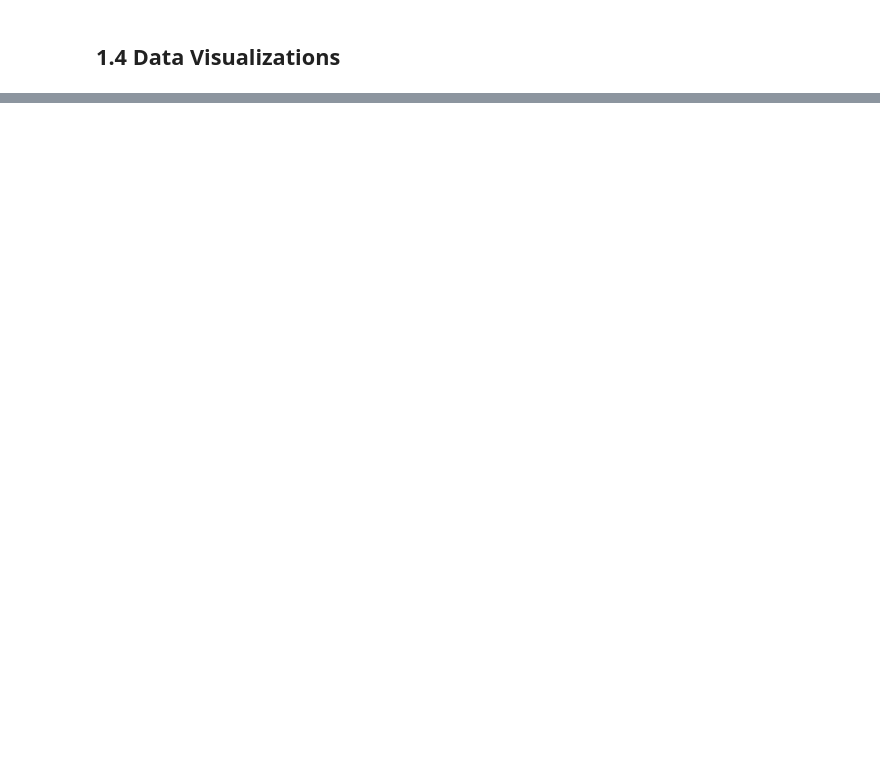
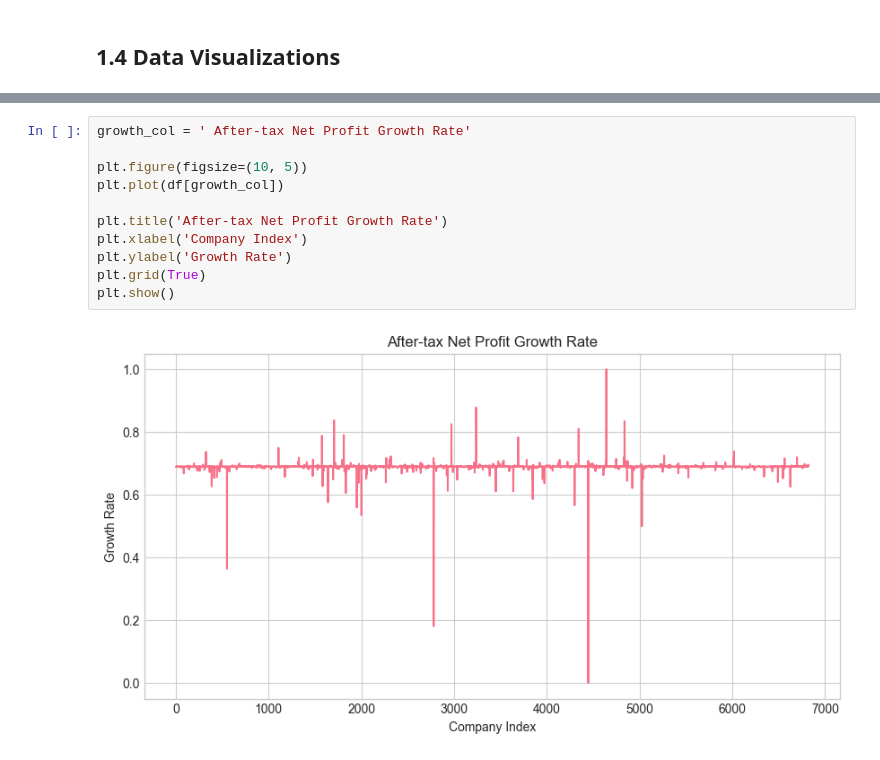
Before and after one commit to RobertBanda/bankruptcy-predictive-analytics, a Jupyter notebook: Taiwan_Bankruptcy_COMPLETE.ipynb, the cells around one changed output, grey strips where cells are left out. Saved outputs shown, nothing was run; the diff lists cells and outputs as text; blank space fills up the shorter version.

```diff
--- a/Taiwan_Bankruptcy_COMPLETE.ipynb
+++ b/Taiwan_Bankruptcy_COMPLETE.ipynb
@@ -909,0 +558,13 @@ print("\n✓ This plan will be executed in Section V")
+# %%
+growth_col = ' After-tax Net Profit Growth Rate'
+
+plt.figure(figsize=(10, 5))
+plt.plot(df[growth_col])
+
+plt.title('After-tax Net Profit Growth Rate')
+plt.xlabel('Company Index')
+plt.ylabel('Growth Rate')
+plt.grid(True)
+plt.show()
+# %% [output]
+[figure, added]
```
Also changed, not shown: parts of 44 cells of this notebook.
